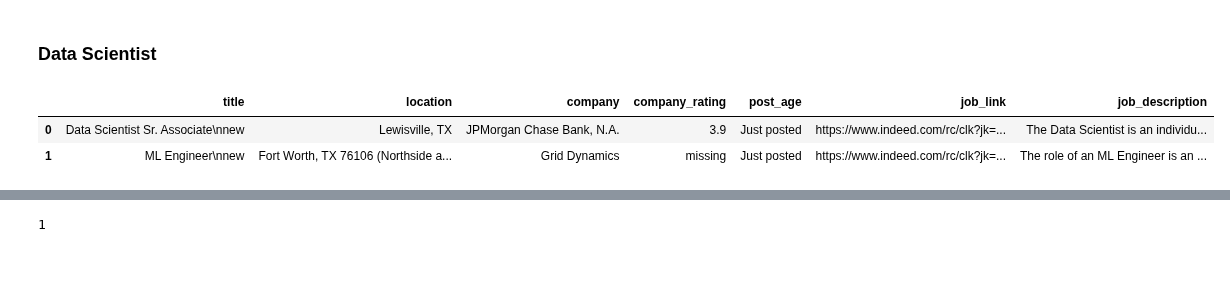
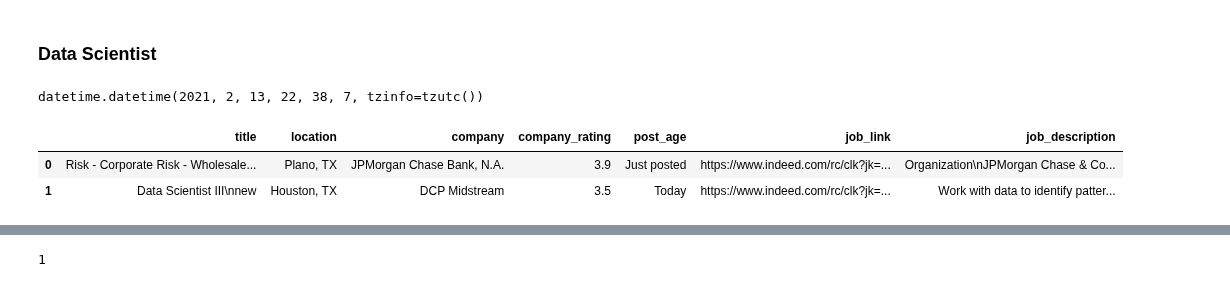
Before and after one commit to Blue-Owl-Data/Job-Search-Dashboard, a Jupyter notebook: notebook/MVP_Shi.ipynb, the cells around one changed output, grey strips where cells are left out. Cells and saved outputs as stored; diff of their text form; code cells hidden in the pictures.

```diff
--- a/notebook/MVP_Shi.ipynb
+++ b/notebook/MVP_Shi.ipynb
@@ -700,5 +704,13 @@ Wall time: 1min 33s
 # %% [markdown]
 ### Data Scientist
+# %%
+# Print the time when the prepared json file is last modified
+
+s3 = boto3.resource("s3")
+prepared_json = s3.Object('dspreparedjobpostings', 'df_ds_tx_prepared_backup.json')
+prepared_json.last_modified
+# %% [output]
+datetime.datetime(2021, 2, 13, 22, 38, 7, tzinfo=tzutc())
 # %%
 # # Load old data scientist job posts in TX
 
@@ -715,20 +727,20 @@ Wall time: 1min 33s
 # df_test = transform_old_file(df_ds_old, '2021-02-08')
 # df_test.head(2)
 # %%
-# Load data scientist job posts in TX on 2021-02-12
+# Load data scientist job posts in TX on 2021-02-13
 
 # Import the file path
 database = env_Shi.database
 
 # Read the daily data scientist jobs in TX
-df_ds_new = pd.read_csv(f"{database}data_scientist_tx_indeed_021221.csv", index_col=0)
+df_ds_new = pd.read_csv(f"{database}data_scientist_tx_indeed_021321.csv", index_col=0)
 
 # Inspect the first 2 rows of the new posts
 df_ds_new.head(2)
 # %% [output]
 |  | title | location | company | company_rating | post_age | job_link | job_description |
-| 0 | Data Scientist Sr. Associate\nnew | Lewisville, TX | JPMorgan Chase Bank, N.A. | 3.9 | Just posted | https://www.indeed.com/rc/clk?jk=... | The Data Scientist is an individu... |
-| 1 | ML Engineer\nnew | Fort Worth, TX 76106 (Northside a... | Grid Dynamics | missing | Just posted | https://www.indeed.com/rc/clk?jk=... | The role of an ML Engineer is an ... |
+| 0 | Risk - Corporate Risk - Wholesale... | Plano, TX | JPMorgan Chase Bank, N.A. | 3.9 | Just posted | https://www.indeed.com/rc/clk?jk=... | Organization\nJPMorgan Chase & Co... |
+| 1 | Data Scientist III\nnew | Houston, TX | DCP Midstream | 3.5 | Today | https://www.indeed.com/rc/clk?jk=... | Work with data to identify patter... |
 # %%
 # Test the function: compute_post_date
 
```
Also changed, not shown: parts of 15 cells of this notebook.
